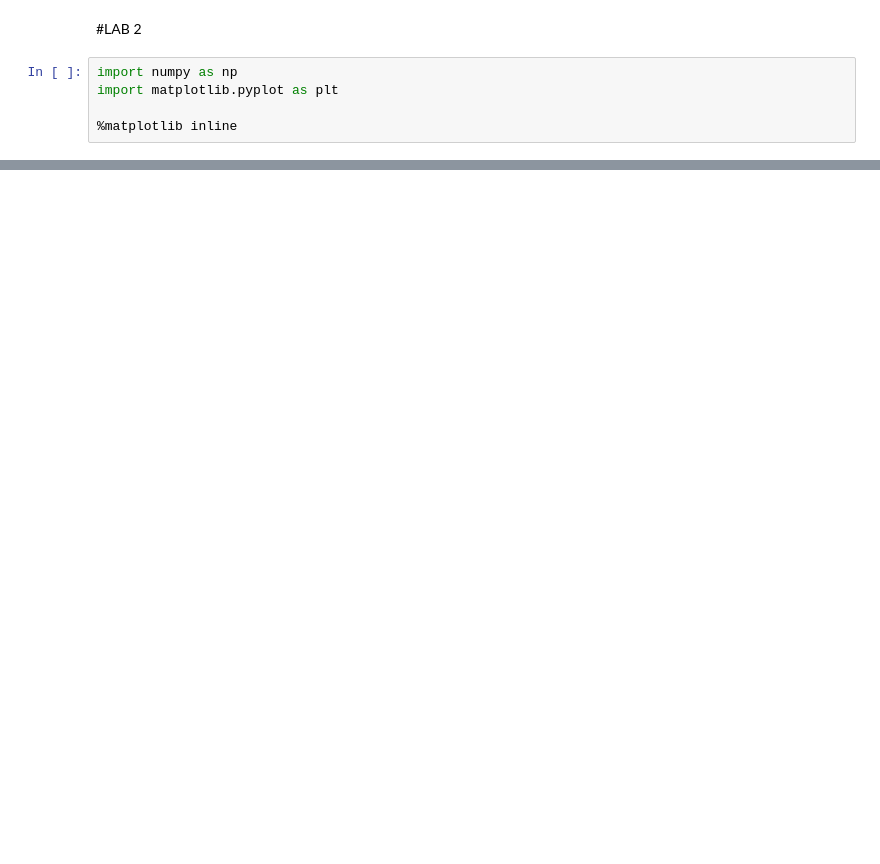
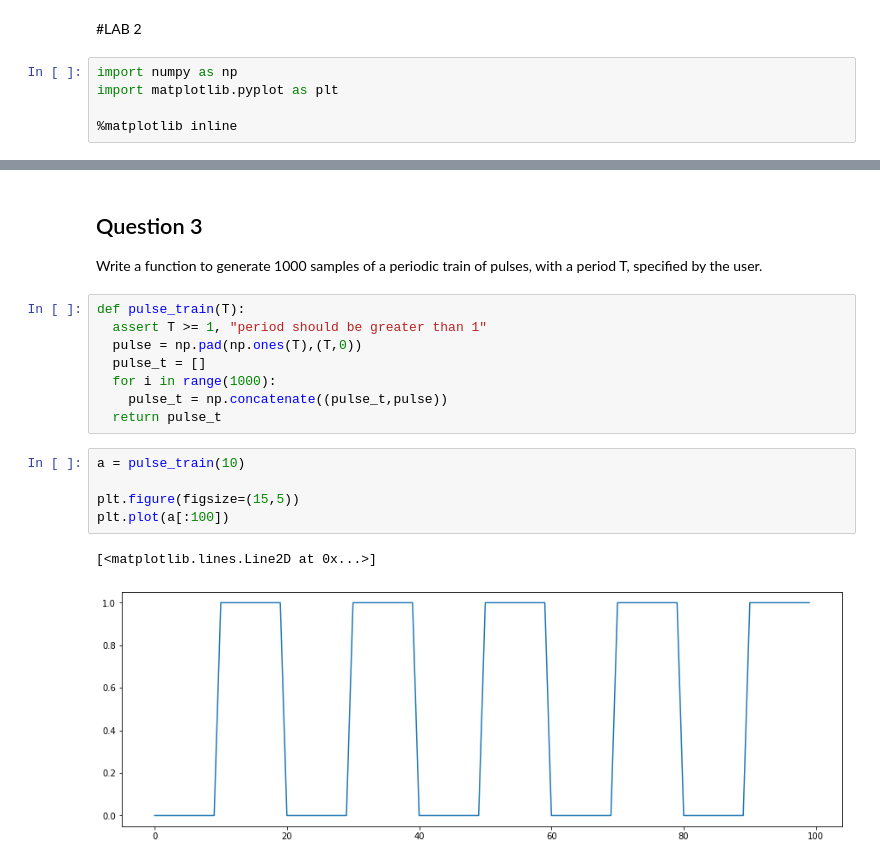
Before and after one commit to Bhavnicksm/dsp_lab_notebooks, a Jupyter notebook: EE333_Lab_2.ipynb, the cells around one changed output, grey strips where cells are left out. Saved outputs shown, nothing was run; the diff lists cells and outputs as text; blank space fills up the shorter version.

```diff
--- a/EE333_Lab_2.ipynb
+++ b/EE333_Lab_2.ipynb
@@ -55,0 +89,19 @@ plt.plot(z)
+# %% [markdown]
+## Question 3
+Write a function to generate 1000 samples of a periodic train of pulses, with a period T, specified by the user.
+# %%
+def pulse_train(T):
+  assert T >= 1, "period should be greater than 1"
+  pulse = np.pad(np.ones(T),(T,0))
+  pulse_t = []
+  for i in range(1000):
+    pulse_t = np.concatenate((pulse_t,pulse))
+  return pulse_t
+# %%
+a = pulse_train(10)
+
+plt.figure(figsize=(15,5))
+plt.plot(a[:100])
+# %% [output]
+[<matplotlib.lines.Line2D at 0x...>]
+[figure, added]
```
Also changed, not shown: parts of 19 cells of this notebook.
